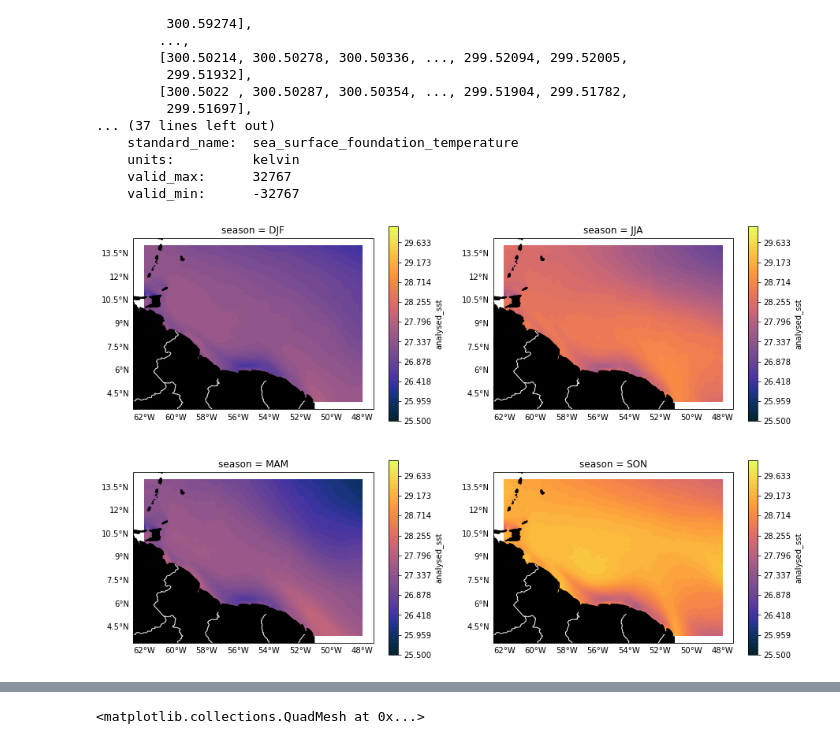
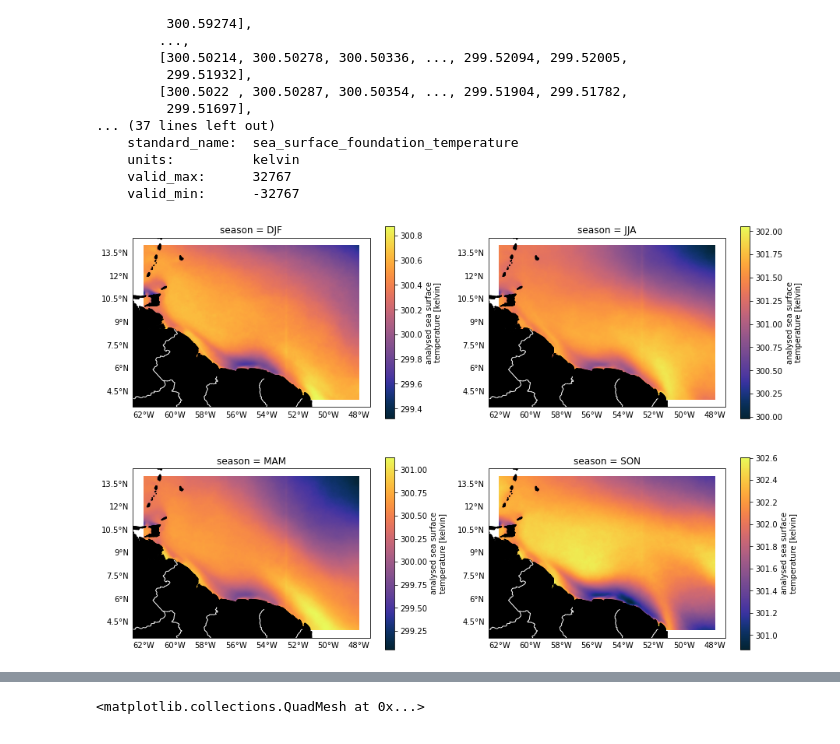
Before and after one commit to MackenzieBlanusa/MARN5895_RC_Final, a Jupyter notebook: MUR_messaround.ipynb, the cells around one changed output, grey strips where cells are left out. Drawn from its saved outputs; the diff is of its cells as text; code cells hidden in the pictures.

Commit message:
Cleaned up notebook, calculated seasonal stuff, global plots, started stats

```diff
--- a/MUR_messaround.ipynb
+++ b/MUR_messaround.ipynb
@@ -247,14 +389,25 @@ seasonal_anom = sst_monthly.groupby('time.season')-seasonal_clima
 #### Let's slice the datasets for ATOMIC sampling area
 ##### Overall question: Has SST changed historically in the ATOMIC area. If so, how?
 # %%
-ATOMIC_sst = sst_masked.sel(lon=slice(-62,-48),lat=slice(4,14))
-ATOMIC_clima = climatology_mean.sel(lon=slice(-62,-48),lat=slice(4,14))
-ATOMIC_anom = sst_anomaly.sel(lon=slice(-62,-48),lat=slice(4,14))
-ATOMIC_monthly = sst_monthly.sel(lon=slice(-62,-48),lat=slice(4,14))
-ATMOIC_monthly_clima = climatology_mean_monthly.sel(lon=slice(-62,-48),lat=slice(4,14))
-ATOMIC_monthly_anom = sst_anomaly_monthly.sel(lon=slice(-62,-48),lat=slice(4,14))
-ATOMIC_yearly = sst_yearly.sel(lon=slice(-62,-48),lat=slice(4,14))
-ATOMIC_yearly_clima = climatology_mean_yearly.sel(lon=slice(-62,-48),lat=slice(4,14))
-ATOMIC_yearly_anom = sst_anomaly_yearly.sel(lon=slice(-62,-48),lat=slice(4,14))
-ATOMIC_seasonal = seasonal_clima.sel(lon=slice(-62,-48),lat=slice(4,14))
-ATOMIC_seasonal_anom = seasonal_anom.sel(lon=slice(-62,-48),lat=slice(4,14))
+daily_sst = sst_masked.sel(lon=slice(-62,-48),lat=slice(4,14))
+daily_clima = daily_clima.sel(lon=slice(-62,-48),lat=slice(4,14))
+daily_anom = daily_anom.sel(lon=slice(-62,-48),lat=slice(4,14))
+sst_monthly = sst_monthly.sel(lon=slice(-62,-48),lat=slice(4,14))
+monthly_clima = monthly_clima.sel(lon=slice(-62,-48),lat=slice(4,14))
+monthly_anom = monthly_anom.sel(lon=slice(-62,-48),lat=slice(4,14))
+sst_yearly = sst_yearly.sel(lon=slice(-62,-48),lat=slice(4,14))
+yearly_clima = yearly_clima.sel(lon=slice(-62,-48),lat=slice(4,14))
+yearly_anom = yearly_anom.sel(lon=slice(-62,-48),lat=slice(4,14))
+seasonal_clima = seasonal_clima.sel(lon=slice(-62,-48),lat=slice(4,14))
+JJA = JJA.sel(lon=slice(-62,-48),lat=slice(4,14))
+JJA_clima = JJA_clima.sel(lon=slice(-62,-48),lat=slice(4,14))
+JJA_anom = JJA_anom.sel(lon=slice(-62,-48),lat=slice(4,14))
+SON = SON.sel(lon=slice(-62,-48),lat=slice(4,14))
+SON_clima = SON_clima.sel(lon=slice(-62,-48),lat=slice(4,14))
+SON_anom = SON_anom.sel(lon=slice(-62,-48),lat=slice(4,14))
+DJF = DJF.sel(lon=slice(-62,-48),lat=slice(4,14))
+DJF_clima = DJF_clima.sel(lon=slice(-62,-48),lat=slice(4,14))
+DJF_anom = DJF_anom.sel(lon=slice(-62,-48),lat=slice(4,14))
+MAM = MAM.sel(lon=slice(-62,-48),lat=slice(4,14))
+MAM_clima = MAM_clima.sel(lon=slice(-62,-48),lat=slice(4,14))
+MAM_anom = MAM_anom.sel(lon=slice(-62,-48),lat=slice(4,14))
@@ -309,7 +439,7 @@ plt.legend()
 # %% [markdown]
 ### Seasonal Climatologies
 # %%
-ATOMIC_seasonal.load()
+seasonal_clima.load()
 # %% [output]
 <xarray.DataArray 'analysed_sst' (season: 4, lat: 1001, lon: 1401)>
 array([[[      nan,       nan,       nan, ..., 300.5915 , 300.59262,
@@ -331,28 +463,28 @@ array([[[      nan,       nan,       nan, ..., 300.5915 , 300.59262,
 # %%
 # Seasonal plots using cartopy
 
-kw = {'vmin':25.5,'vmax':30,'levels':50,'cmap':'cmo.thermal','transform':ccrs.PlateCarree()}
+kw = {'cmap':'cmo.thermal','transform':ccrs.PlateCarree()}
 fig, axs = plt.subplots(ncols=2, nrows=2,figsize=(15,10),constrained_layout=False,
                        subplot_kw={'projection': ccrs.PlateCarree()})
 axs = axs.flatten()
 
-ATOMIC_seasonal.isel(season=0).plot(ax=axs[0],**kw,zorder=0)
-ATOMIC_seasonal.isel(season=1).plot(ax=axs[1],**kw,zorder=0)
-ATOMIC_seasonal.isel(season=2).plot(ax=axs[2],**kw,zorder=0)
-ATOMIC_seasonal.isel(season=3).plot(ax=axs[3],**kw,zorder=0)
+seasonal_clima.isel(season=0).plot(ax=axs[0],**kw,zorder=0)
+seasonal_clima.isel(season=1).plot(ax=axs[1],**kw,zorder=0)
+seasonal_clima.isel(season=2).plot(ax=axs[2],**kw,zorder=0)
+seasonal_clima.isel(season=3).plot(ax=axs[3],**kw,zorder=0)
 
 for i in [0,1,2,3]:
     axs[i].coastlines()
     axs[i].add_feature(cartopy.feature.BORDERS,color='w',zorder=2)
 #     axs[i].add_feature(cartopy.feature.RIVERS,zorder=2)
     axs[i].add_feature(cartopy.feature.LAND,color='k',zorder=1)
     gl = axs[i].gridlines(crs=ccrs.PlateCarree(),
              draw_labels=True,
              linewidth=1,
              color='gray',
              alpha=0,
              linestyle='--')
     gl.top_labels = False
     gl.right_labels = False
 # %% [output]
-[figure, old version]
+[figure, new version]
```
Also changed, not shown: parts of 61 cells of this notebook.
